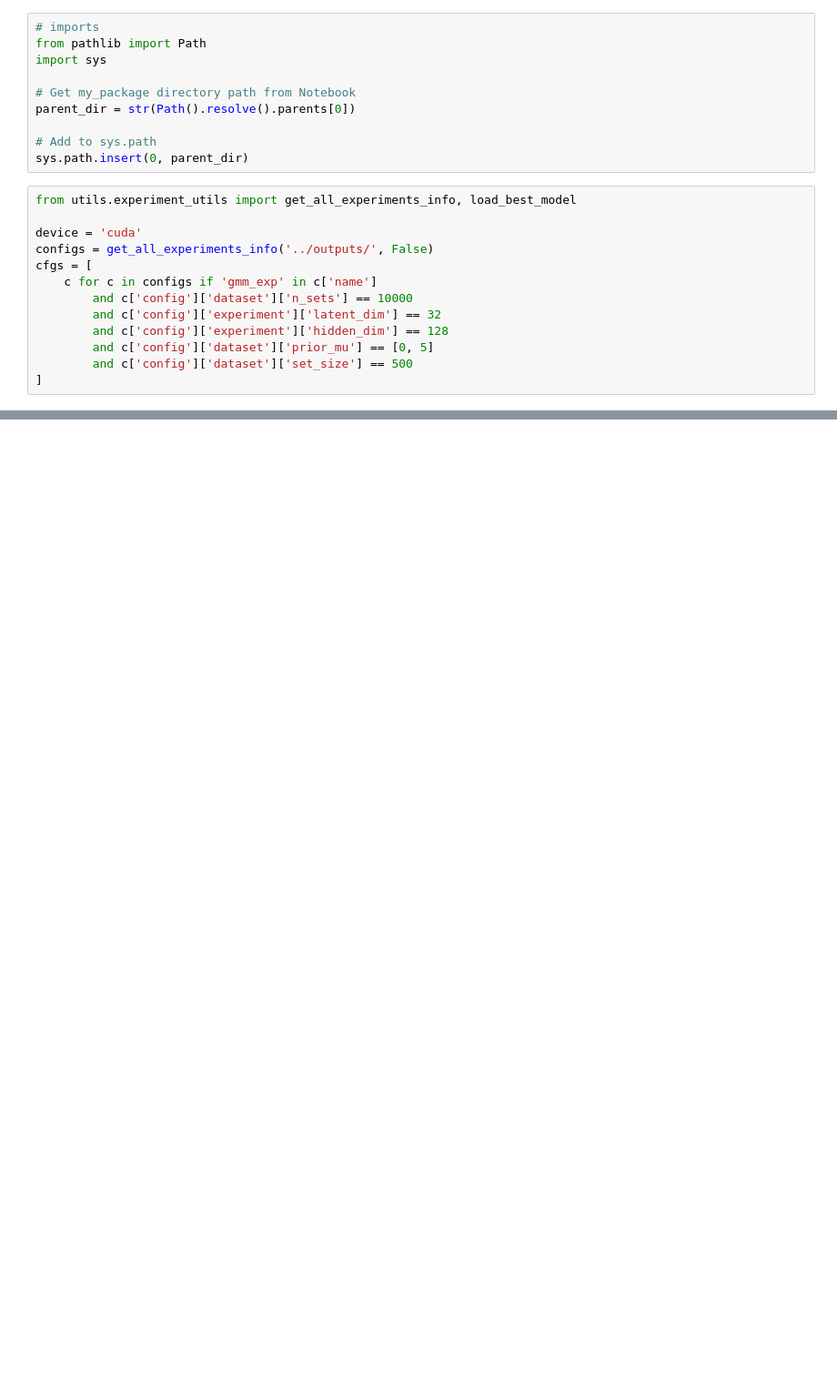
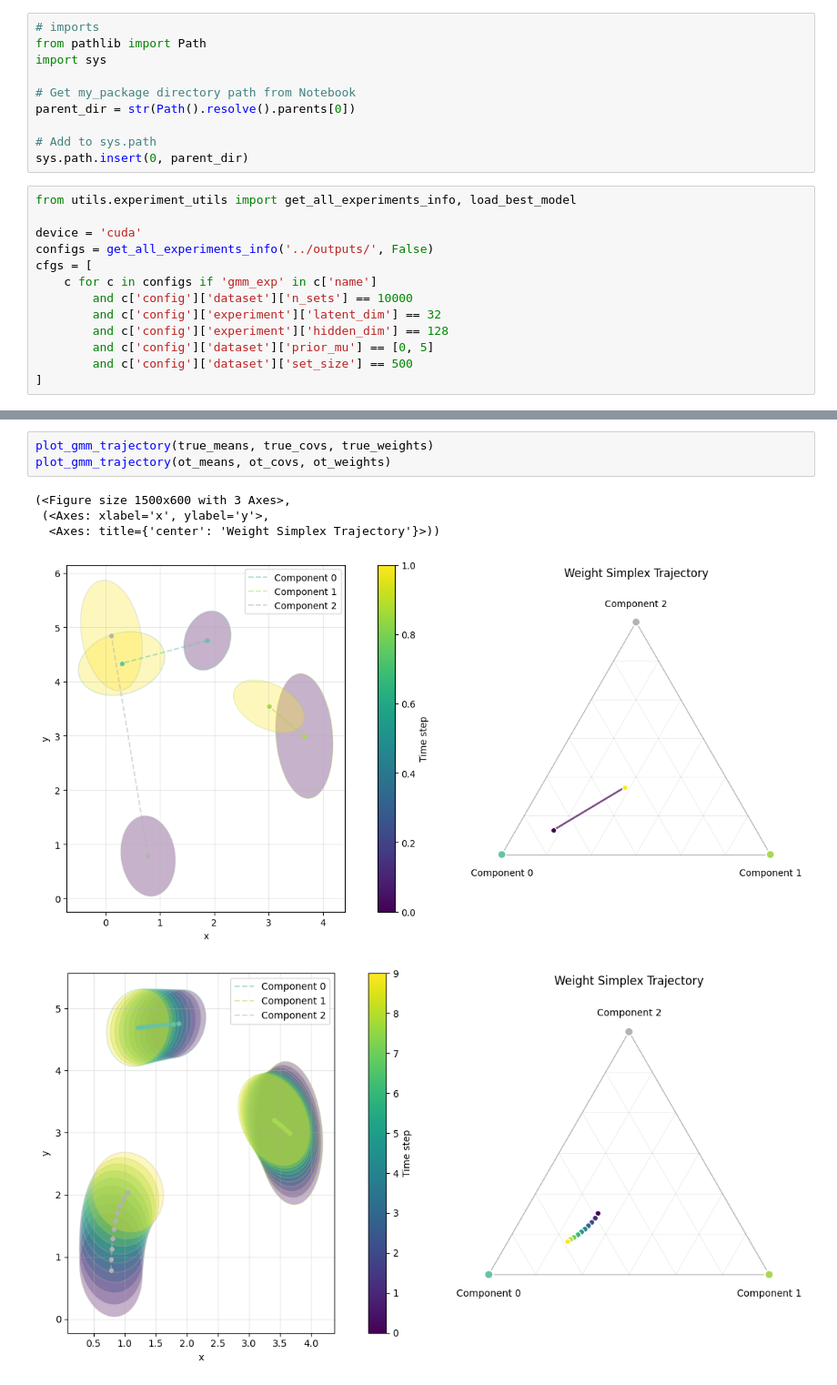
Before and after one commit to njwfish/DistributionEmbeddings, a Jupyter notebook: notebooks/gmm_ot.ipynb, the cells around one changed output, grey strips where cells are left out. Shown at 91% size. Drawn from its saved outputs; the diff is of its cells as text; blank space fills up the shorter version.

```diff
--- a/notebooks/gmm_ot.ipynb
+++ b/notebooks/gmm_ot.ipynb
@@ -208,0 +539,9 @@ ot_means, ot_covs, ot_weights = generate_ot_trajectory(ds.mu[0], ds.cov[0], ds.w
+# %%
+plot_gmm_trajectory(true_means, true_covs, true_weights)
+plot_gmm_trajectory(ot_means, ot_covs, ot_weights)
+# %% [output]
+(<Figure size 1500x600 with 3 Axes>,
+ (<Axes: xlabel='x', ylabel='y'>,
+  <Axes: title={'center': 'Weight Simplex Trajectory'}>))
+[figure, added]
+[figure, added]
```
Also changed, not shown: parts of 24 cells of this notebook, 1 other file.
